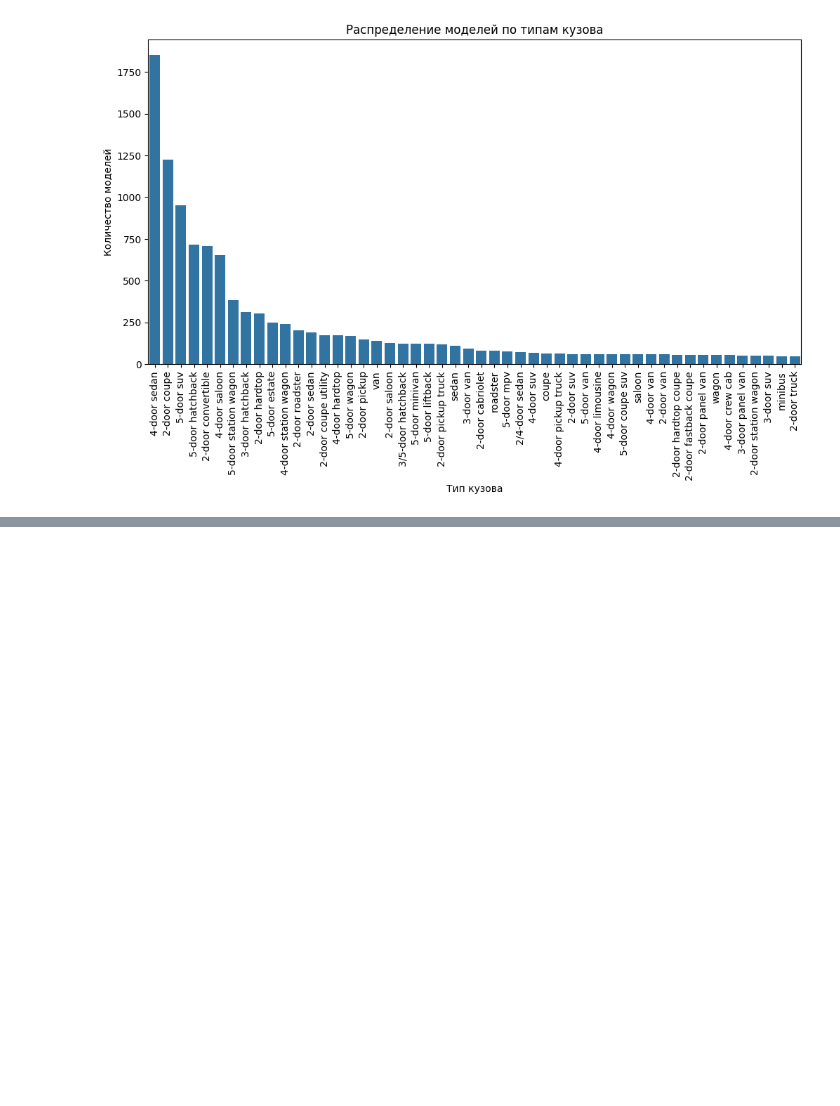
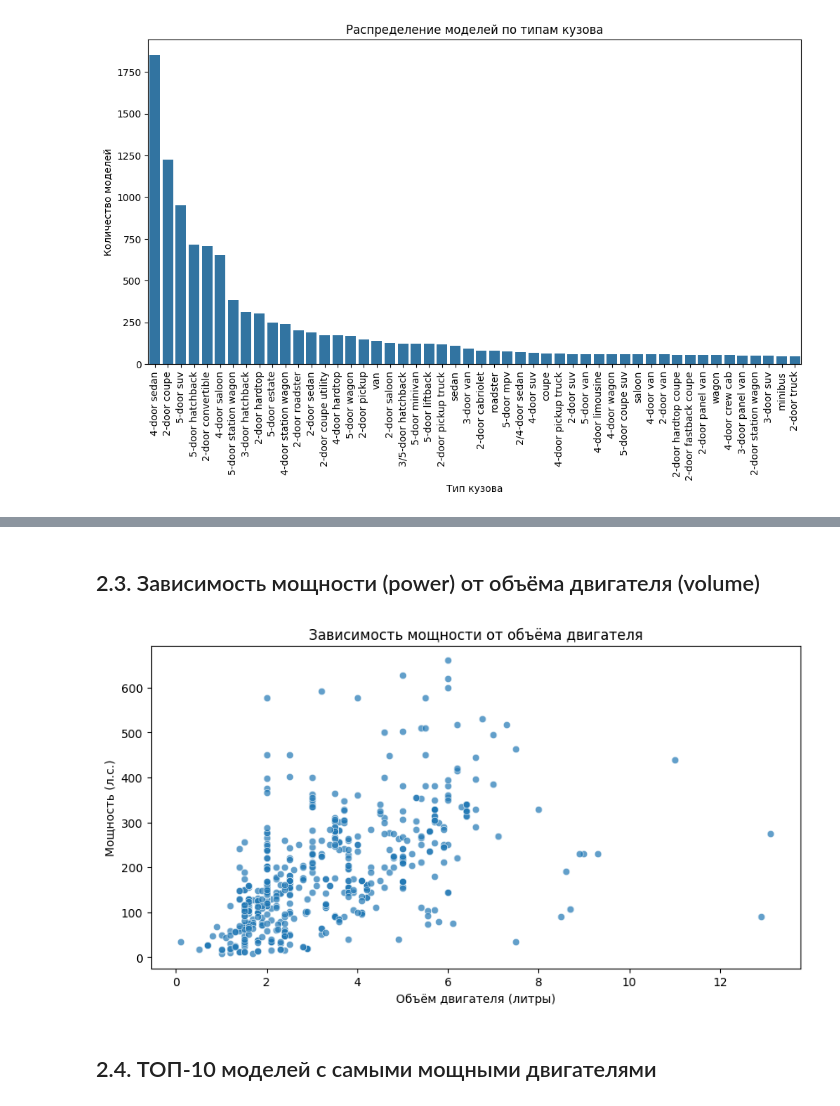
Before and after one commit to AntonS86/wiki-scraper, a Jupyter notebook: notebooks/data_exploration.ipynb, the cells around one changed output, grey strips where cells are left out. Drawn from its saved outputs; the diff is of its cells as text; code cells hidden in the pictures; blank space fills up the shorter version.

```diff
--- a/notebooks/data_exploration.ipynb
+++ b/notebooks/data_exploration.ipynb
@@ -130,0 +150,21 @@ plt.show()
+# %% [markdown]
+## 2.3. Зависимость мощности (power) от объёма двигателя (volume)
+# %%
+with sqlite3.connect(db_path) as conn:
+    df_power_volume = pd.read_sql("SELECT volume, power FROM engines", conn)
+
+# Убираем NaN и выбросы
+df_power_volume = df_power_volume.dropna()
+df_power_volume = df_power_volume[(df_power_volume['volume'] > 0) & (df_power_volume['volume'] < 20) & (df_power_volume['power'] > 0)]
+
+# Визуализация
+plt.figure(figsize=(10, 5))
+sns.scatterplot(x=df_power_volume['volume'], y=df_power_volume['power'], alpha=0.7)
+plt.xlabel("Объём двигателя (литры)")
+plt.ylabel("Мощность (л.с.)")
+plt.title("Зависимость мощности от объёма двигателя")
+plt.show()
+# %% [output]
+[figure, added]
+# %% [markdown]
+## 2.4. ТОП-10 моделей с самыми мощными двигателями
```
Also changed, not shown: parts of 8 cells of this notebook, 2 other files.
